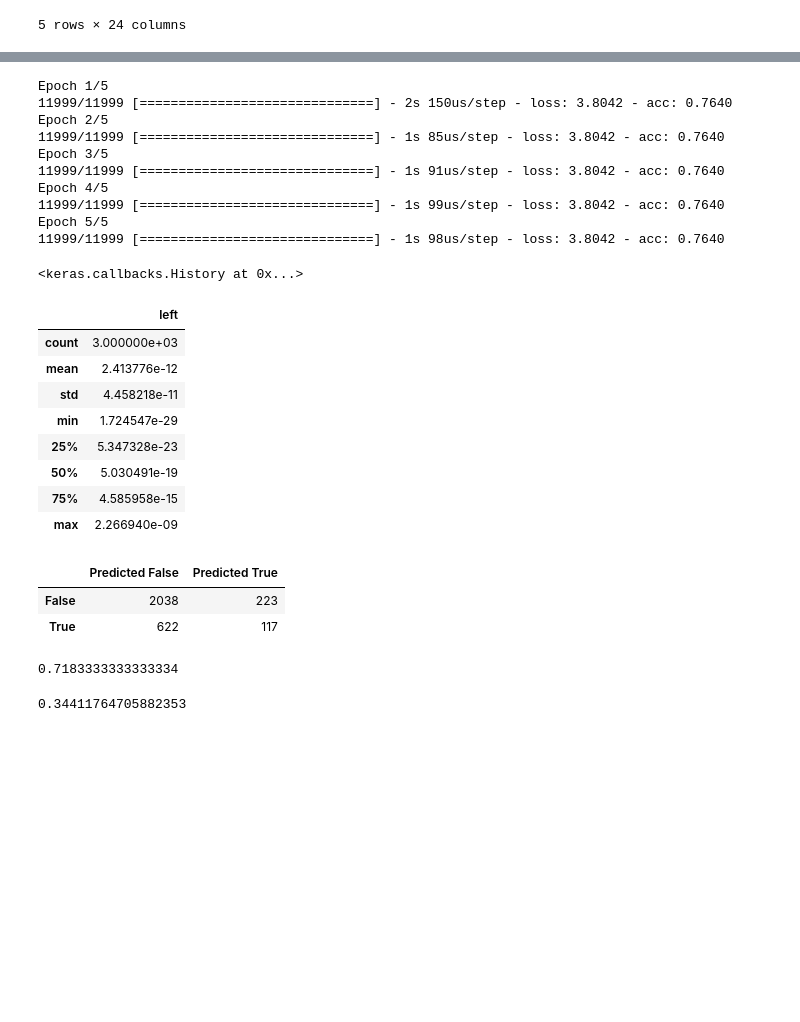
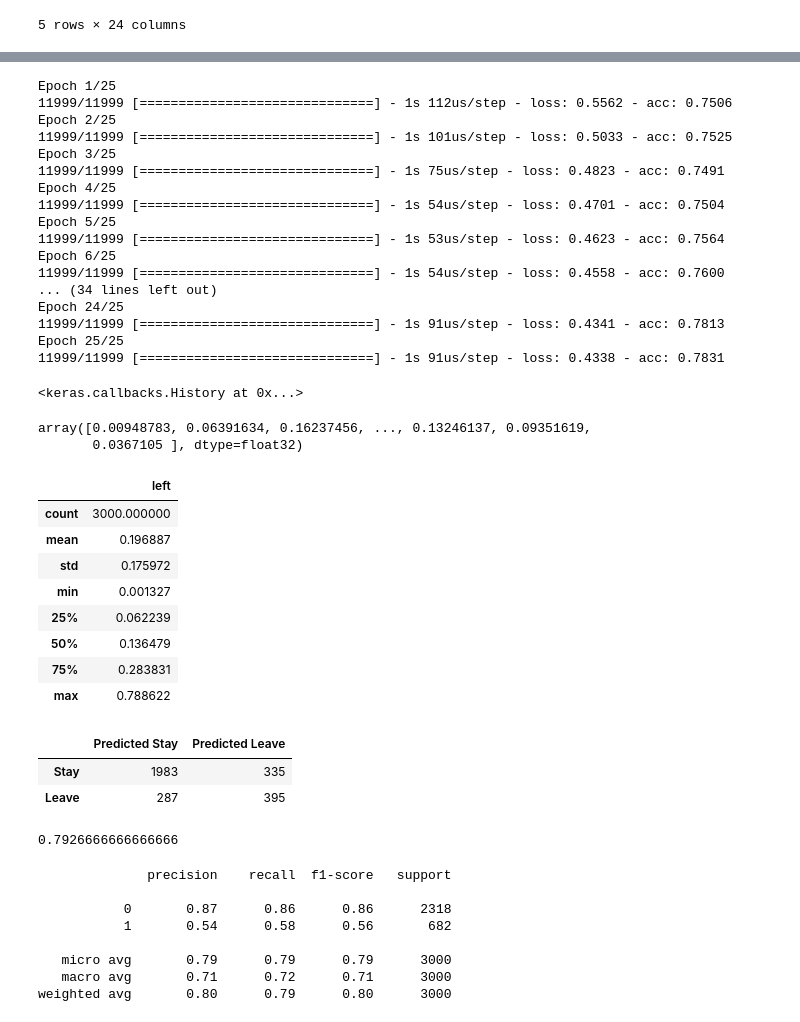
Before and after one commit to yagotome/zero_to_deep_learning_video, a Jupyter notebook: course/3 Machine Learning.ipynb, the cells around one changed output, grey strips where cells are left out. Cells and saved outputs as stored; diff of their text form; code cells hidden in the pictures; blank space fills up the shorter version.

```diff
--- a/course/3 Machine Learning.ipynb
+++ b/course/3 Machine Learning.ipynb
@@ -944,7 +944,7 @@ df.head()
 # 5. do the usual train/test split with a 20% test size
 from sklearn.model_selection import train_test_split
 # %%
-X = df[df.columns.drop(['sales', 'salary', 'left'])].values
+X = df[df.columns.drop(['average_montly_hours', 'sales', 'salary', 'left'])].values
 y = df['left'].values
 # %%
 X.shape
@@ -963,7 +963,7 @@ def build_logistic_regression_model(feature_amount, lr):
     model.compile(optimizer=SGD(lr=lr), loss='binary_crossentropy', metrics=['accuracy'])
     return model
 # %%
-model = build_logistic_regression_model(feature_amount=21, lr=0.5)
+model = build_logistic_regression_model(feature_amount=X.shape[1], lr=0.5)
 model.fit(X_train, y_train, epochs=5)
 # %% [output]
 Epoch 1/5
@@ -979,18 +979,25 @@ Epoch 5/5
 <keras.callbacks.History at 0x...>
 # %%
-model = build_logistic_regression_model(feature_amount=21, lr=0.3)
-model.fit(X_train, y_train, epochs=5)
+model = build_logistic_regression_model(feature_amount=X.shape[1], lr=0.03)
+model.fit(X_train, y_train, epochs=25)
 # %% [output]
-Epoch 1/5
-11999/11999 [==============================] - 2s 150us/step - loss: 3.8042 - acc: 0.7640
-Epoch 2/5
-11999/11999 [==============================] - 1s 85us/step - loss: 3.8042 - acc: 0.7640
-Epoch 3/5
-11999/11999 [==============================] - 1s 91us/step - loss: 3.8042 - acc: 0.7640
-Epoch 4/5
-11999/11999 [==============================] - 1s 99us/step - loss: 3.8042 - acc: 0.7640
-Epoch 5/5
-11999/11999 [==============================] - 1s 98us/step - loss: 3.8042 - acc: 0.7640
+Epoch 1/25
+11999/11999 [==============================] - 1s 112us/step - loss: 0.5562 - acc: 0.7506
+Epoch 2/25
+11999/11999 [==============================] - 1s 101us/step - loss: 0.5033 - acc: 0.7525
+Epoch 3/25
+11999/11999 [==============================] - 1s 75us/step - loss: 0.4823 - acc: 0.7491
+Epoch 4/25
+11999/11999 [==============================] - 1s 54us/step - loss: 0.4701 - acc: 0.7504
+Epoch 5/25
+11999/11999 [==============================] - 1s 53us/step - loss: 0.4623 - acc: 0.7564
+Epoch 6/25
+11999/11999 [==============================] - 1s 54us/step - loss: 0.4558 - acc: 0.7600
+... (34 lines left out)
+Epoch 24/25
+11999/11999 [==============================] - 1s 91us/step - loss: 0.4341 - acc: 0.7813
+Epoch 25/25
+11999/11999 [==============================] - 1s 91us/step - loss: 0.4338 - acc: 0.7831
 <keras.callbacks.History at 0x...>
 # %%
 # 7. check the confusion matrix, precision and recall
@@ -1003,31 +1010,42 @@ def pretty_confusion_matrix(y_true, y_pred, labels=['False', 'True']):
     return df
 # %%
 y_test_pred = model.predict(X_test).ravel()
+y_test_pred
+# %% [output]
+array([0.00948783, 0.06391634, 0.16237456, ..., 0.13246137, 0.09351619,
+       0.0367105 ], dtype=float32)
 # %%
 pd.DataFrame(y_test_pred, columns=['left']).describe()
 # %% [output]
 |  | left |
-| count | 3.000000e+03 |
-| mean | 2.413776e-12 |
-| std | 4.458218e-11 |
-| min | 1.724547e-29 |
-| 25% | 5.347328e-23 |
-| 50% | 5.030491e-19 |
-| 75% | 4.585958e-15 |
-| max | 2.266940e-09 |
+| count | 3000.000000 |
+| mean | 0.196887 |
+| std | 0.175972 |
+| min | 0.001327 |
+| 25% | 0.062239 |
+| 50% | 0.136479 |
+| 75% | 0.283831 |
+| max | 0.788622 |
 # %%
-y_test_pred_class = y_test_pred > 1e-13
+y_test_pred_class = y_test_pred > 0.29
 # %%
-pretty_confusion_matrix(y_test, y_test_pred_class)
+pretty_confusion_matrix(y_test, y_test_pred_class, labels=['Stay', 'Leave'])
 # %% [output]
-|  | Predicted False | Predicted True |
-| False | 2038 | 223 |
-| True | 622 | 117 |
+|  | Predicted Stay | Predicted Leave |
+| Stay | 1983 | 335 |
+| Leave | 287 | 395 |
 # %%
 accuracy_score(y_test, y_test_pred_class)
 # %% [output]
-0.7183333333333334
+0.7926666666666666
 # %%
-precision_score(y_test, y_test_pred_class)
+print(classification_report(y_test, y_test_pred_class))
 # %% [output]
-0.34411764705882353
+              precision    recall  f1-score   support
+
+           0       0.87      0.86      0.86      2318
+           1       0.54      0.58      0.56       682
+
+   micro avg       0.79      0.79      0.79      3000
+   macro avg       0.71      0.72      0.71      3000
+weighted avg       0.80      0.79      0.80      3000
```
Also changed, not shown: parts of 35 cells of this notebook.
